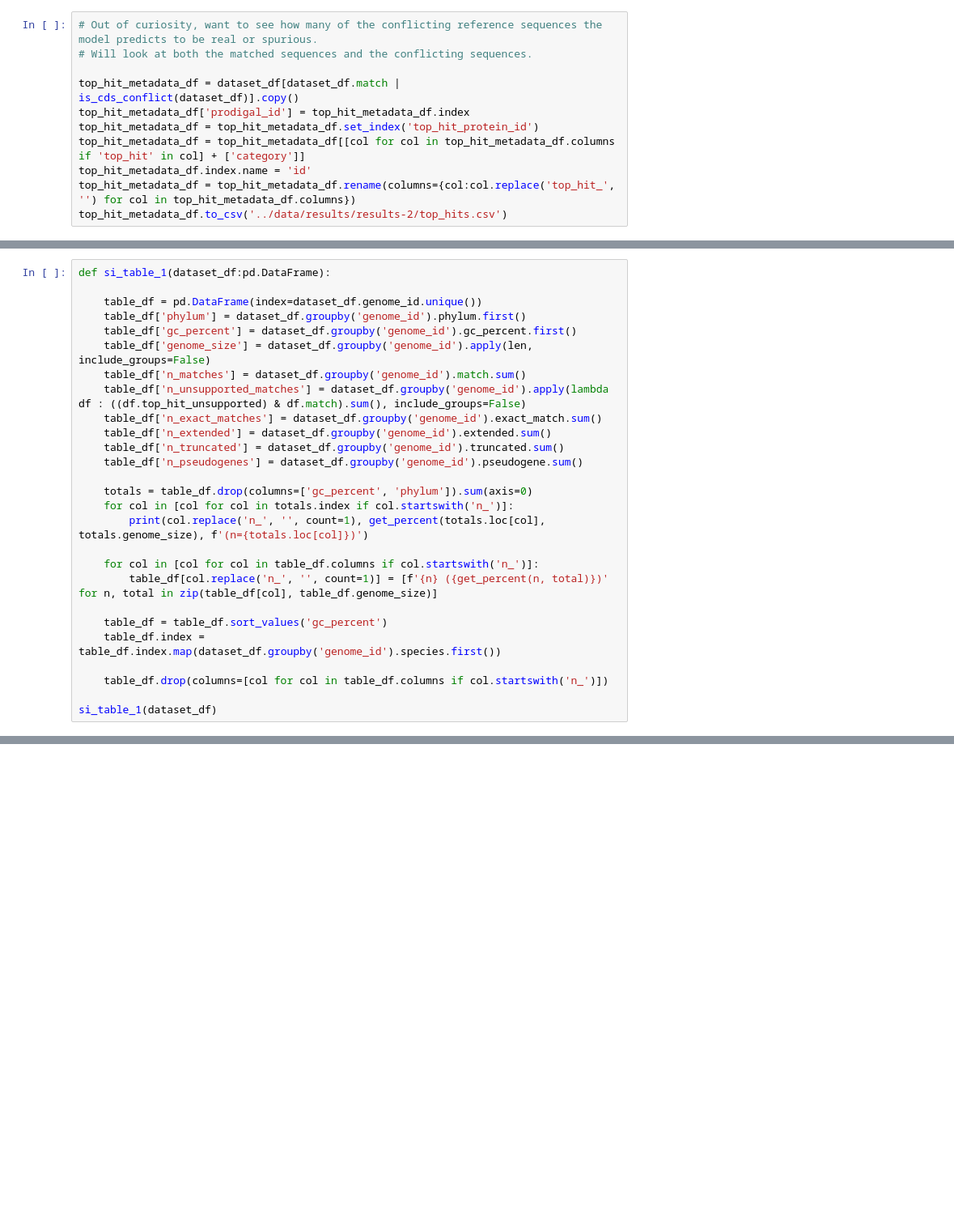
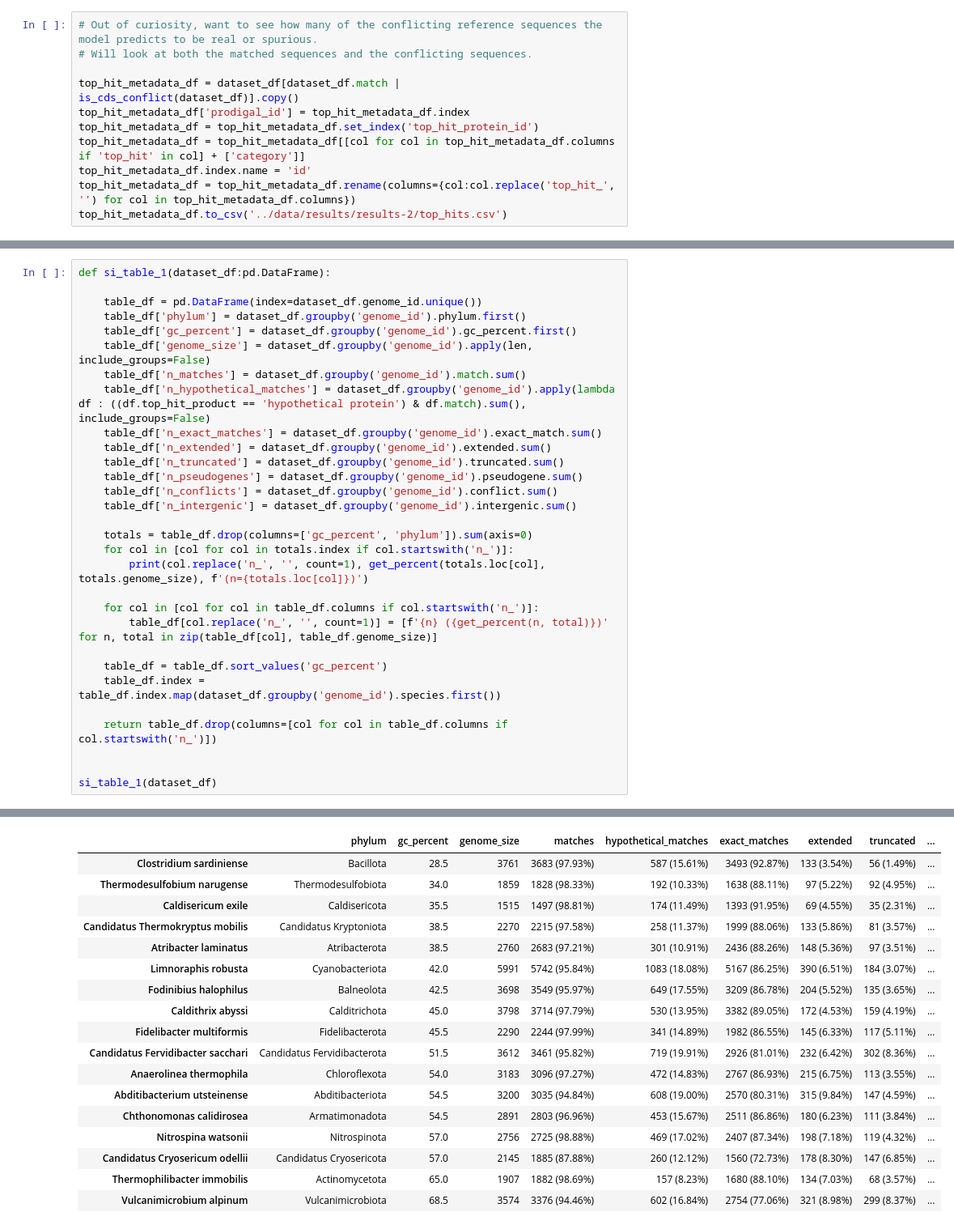
Before and after one commit to pipparichter/frugal, a Jupyter notebook: notebooks/results-2-0.ipynb, the cells around one changed output, grey strips where cells are left out. Shown at 81% size. Cells and saved outputs as stored; diff of their text form; blank space fills up the shorter version.

```diff
--- a/notebooks/results-2-0.ipynb
+++ b/notebooks/results-2-0.ipynb
@@ -174,11 +169,13 @@ def si_table_1(dataset_df:pd.DataFrame):
     table_df['gc_percent'] = dataset_df.groupby('genome_id').gc_percent.first()
     table_df['genome_size'] = dataset_df.groupby('genome_id').apply(len, include_groups=False)
     table_df['n_matches'] = dataset_df.groupby('genome_id').match.sum()
-    table_df['n_unsupported_matches'] = dataset_df.groupby('genome_id').apply(lambda df : ((df.top_hit_unsupported) & df.match).sum(), include_groups=False)
+    table_df['n_hypothetical_matches'] = dataset_df.groupby('genome_id').apply(lambda df : ((df.top_hit_product == 'hypothetical protein') & df.match).sum(), include_groups=False)
     table_df['n_exact_matches'] = dataset_df.groupby('genome_id').exact_match.sum()
     table_df['n_extended'] = dataset_df.groupby('genome_id').extended.sum()
     table_df['n_truncated'] = dataset_df.groupby('genome_id').truncated.sum()
     table_df['n_pseudogenes'] = dataset_df.groupby('genome_id').pseudogene.sum()
+    table_df['n_conflicts'] = dataset_df.groupby('genome_id').conflict.sum()
+    table_df['n_intergenic'] = dataset_df.groupby('genome_id').intergenic.sum()
 
     totals = table_df.drop(columns=['gc_percent', 'phylum']).sum(axis=0)
     for col in [col for col in totals.index if col.startswith('n_')]:
@@ -190,7 +187,8 @@ def si_table_1(dataset_df:pd.DataFrame):
     table_df = table_df.sort_values('gc_percent')
     table_df.index = table_df.index.map(dataset_df.groupby('genome_id').species.first())
 
-    table_df.drop(columns=[col for col in table_df.columns if col.startswith('n_')])
+    return table_df.drop(columns=[col for col in table_df.columns if col.startswith('n_')])
+
 
 si_table_1(dataset_df)
 # %% [output]
@@ -202,0 +203,18 @@ pseudogenes 1.06% (n=543)
+|  | phylum | gc_percent | genome_size | matches | hypothetical_matches | exact_matches | extended | truncated | ... |
+| Clostridium sardiniense | Bacillota | 28.5 | 3761 | 3683 (97.93%) | 587 (15.61%) | 3493 (92.87%) | 133 (3.54%) | 56 (1.49%) | ... |
+| Thermodesulfobium narugense | Thermodesulfobiota | 34.0 | 1859 | 1828 (98.33%) | 192 (10.33%) | 1638 (88.11%) | 97 (5.22%) | 92 (4.95%) | ... |
+| Caldisericum exile | Caldisericota | 35.5 | 1515 | 1497 (98.81%) | 174 (11.49%) | 1393 (91.95%) | 69 (4.55%) | 35 (2.31%) | ... |
+| Candidatus Thermokryptus mobilis | Candidatus Kryptoniota | 38.5 | 2270 | 2215 (97.58%) | 258 (11.37%) | 1999 (88.06%) | 133 (5.86%) | 81 (3.57%) | ... |
+| Atribacter laminatus | Atribacterota | 38.5 | 2760 | 2683 (97.21%) | 301 (10.91%) | 2436 (88.26%) | 148 (5.36%) | 97 (3.51%) | ... |
+| Limnoraphis robusta | Cyanobacteriota | 42.0 | 5991 | 5742 (95.84%) | 1083 (18.08%) | 5167 (86.25%) | 390 (6.51%) | 184 (3.07%) | ... |
+| Fodinibius halophilus | Balneolota | 42.5 | 3698 | 3549 (95.97%) | 649 (17.55%) | 3209 (86.78%) | 204 (5.52%) | 135 (3.65%) | ... |
+| Caldithrix abyssi | Calditrichota | 45.0 | 3798 | 3714 (97.79%) | 530 (13.95%) | 3382 (89.05%) | 172 (4.53%) | 159 (4.19%) | ... |
+| Fidelibacter multiformis | Fidelibacterota | 45.5 | 2290 | 2244 (97.99%) | 341 (14.89%) | 1982 (86.55%) | 145 (6.33%) | 117 (5.11%) | ... |
+| Candidatus Fervidibacter sacchari | Candidatus Fervidibacterota | 51.5 | 3612 | 3461 (95.82%) | 719 (19.91%) | 2926 (81.01%) | 232 (6.42%) | 302 (8.36%) | ... |
+| Anaerolinea thermophila | Chloroflexota | 54.0 | 3183 | 3096 (97.27%) | 472 (14.83%) | 2767 (86.93%) | 215 (6.75%) | 113 (3.55%) | ... |
+| Abditibacterium utsteinense | Abditibacteriota | 54.5 | 3200 | 3035 (94.84%) | 608 (19.00%) | 2570 (80.31%) | 315 (9.84%) | 147 (4.59%) | ... |
+| Chthonomonas calidirosea | Armatimonadota | 54.5 | 2891 | 2803 (96.96%) | 453 (15.67%) | 2511 (86.86%) | 180 (6.23%) | 111 (3.84%) | ... |
+| Nitrospina watsonii | Nitrospinota | 57.0 | 2756 | 2725 (98.88%) | 469 (17.02%) | 2407 (87.34%) | 198 (7.18%) | 119 (4.32%) | ... |
+| Candidatus Cryosericum odellii | Candidatus Cryosericota | 57.0 | 2145 | 1885 (87.88%) | 260 (12.12%) | 1560 (72.73%) | 178 (8.30%) | 147 (6.85%) | ... |
+| Thermophilibacter immobilis | Actinomycetota | 65.0 | 1907 | 1882 (98.69%) | 157 (8.23%) | 1680 (88.10%) | 134 (7.03%) | 68 (3.57%) | ... |
+| Vulcanimicrobium alpinum | Vulcanimicrobiota | 68.5 | 3574 | 3376 (94.46%) | 602 (16.84%) | 2754 (77.06%) | 321 (8.98%) | 299 (8.37%) | ... |
```
Also changed, not shown: parts of 7 cells of this notebook, 6 other files.
